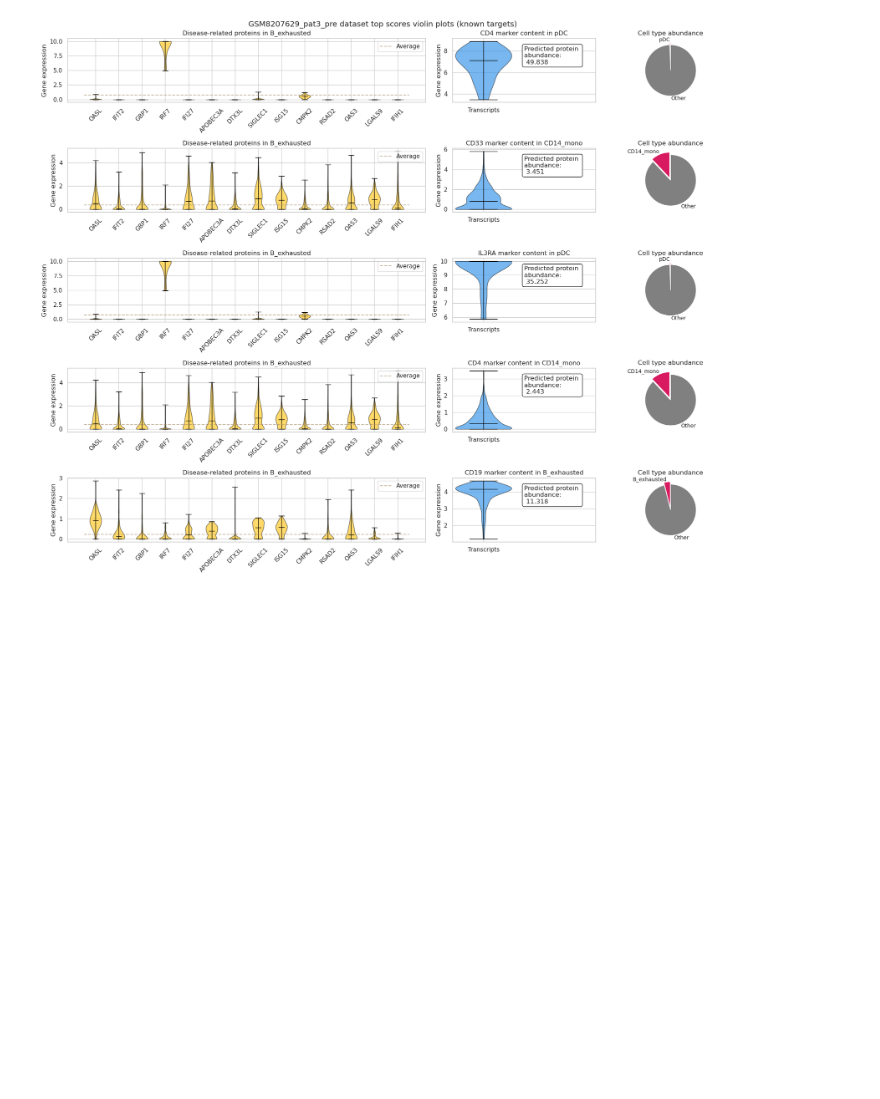
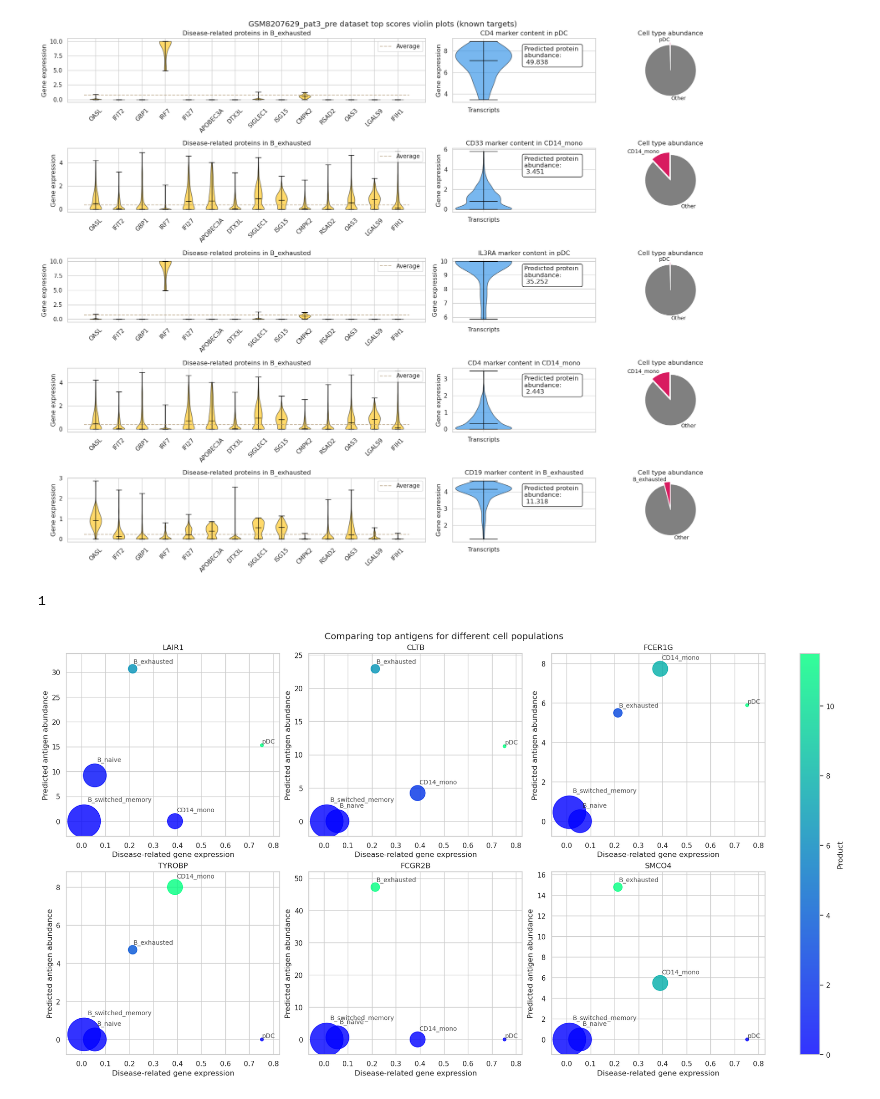
Before and after one commit to Norange01/scRNA-seq_Analysis, a Jupyter notebook: CAR T-Cell Therapy Target Assessment Lupus.ipynb, the cells around one changed output. Drawn from its saved outputs; the diff is of its cells as text; code cells hidden in the pictures; blank space fills up the shorter version.

Commit message:
Kaggle Notebook | CAR T-Cell Therapy Target Assessment.ipynb | Circle plots done

```diff
--- a/CAR T-Cell Therapy Target Assessment Lupus.ipynb
+++ b/CAR T-Cell Therapy Target Assessment Lupus.ipynb
@@ -1212,4 +1212,71 @@ Cell type: pDC, Surface marker: IL3RA, Value: 0.1347414 Tested for cancer
 Cell type: CD14_mono, Surface marker: CD4, Value: 0.1145784     Tested for cancer
 Cell type: B_exhausted, Surface marker: CD19, Value: 0.0961911  Tested for cancer
 [figure]
+# %%
+def orgMyPlots(subPlotsCount, columns=3):
+    rows=np.ceil(float(subPlotsCount)/columns)
+    x_ind=[]
+    y_ind=[]
+
+    for i in range(subPlotsCount):
+        x_ind.append(i%columns)
+        y_ind.append(int(np.floor(i/columns)))
+    return x_ind, y_ind
+# %%
+max(y_ind)
+# %% [output]
+1
+# %%
+only_famous_targets=False
+n=6
+
+x_ind, y_ind=orgMyPlots(n,3)
+x_ind=[round(i) for i in x_ind]
+y_ind=[round(i) for i in y_ind]
+
+ranked_antigens=scoreMatrix.sum(axis=0)
+if(only_famous_targets):
+    ranked_antigens=ranked_antigens.loc[ranked_antigens.index.isin(repurposableTargets)]
+
+ranked_antigens.sort_values(ascending=False, inplace=True)
+ranked_antigens=ranked_antigens.head(n)
+
+fig,ax=plt.subplots(int(max(y_ind))+1, int(max(x_ind))+1, figsize=(18,10), layout='constrained')
+
+highest_prod_ax=None
+highest_prod=0
+for i, marker in enumerate(ranked_antigens.index):
+    sizes=sums
+    x=upregProts_effective
+    y=abundanceMatrix[marker]
+    pcm=ax[y_ind[i],x_ind[i]].scatter(x,y,s=sizes*5000, alpha=0.8, cmap='winter', c=x*y)
+    if(max(x*y)>highest_prod):
+        highest_prod_ax=pcm
+        highest_prod=max(x*y)
+    # Calculate padding
+    x_pad = (x.max() - x.min()) * 0.1
+    y_pad = (y.max() - y.min()) * 0.1
+
+    # Set limits with padding
+
+    ax[y_ind[i],x_ind[i]].set_xlim(x.min() - x_pad, x.max() + x_pad)
+    ax[y_ind[i],x_ind[i]].set_ylim(y.min() - y_pad, y.max() + y_pad)
+
+    for xi, yi, size, text in zip(x, y, sizes, y.index):
+        ax[y_ind[i],x_ind[i]].annotate(text,
+                    xy=(xi, yi), xycoords='data',
+                    xytext=(0.1 * np.sqrt(size * 5000), 0.6 * np.sqrt(size * 5000)),
+                    textcoords='offset points',
+                    alpha=0.8, size=10)
+    ax[y_ind[i],x_ind[i]].set_xlabel("Disease-related gene expression")
+    ax[y_ind[i],x_ind[i]].set_ylabel("Predicted antigen abundance")
+    ax[y_ind[i],x_ind[i]].set_title(marker)
+    #ax[x_ind[i],y_ind[i]].colorbar(label="Product")
+fig.colorbar(highest_prod_ax, ax=ax, label="Product")
+fig.suptitle("Comparing top antigens for different cell populations")
+
+fig.show()
+fig.savefig("Sensitivity_and_Specificity_Antigen_Comparison_Plot.png", bbox_inches='tight')
+# %% [output]
+[figure, added]
 # %%
```
Also changed, not shown: parts of 2 cells of this notebook.
